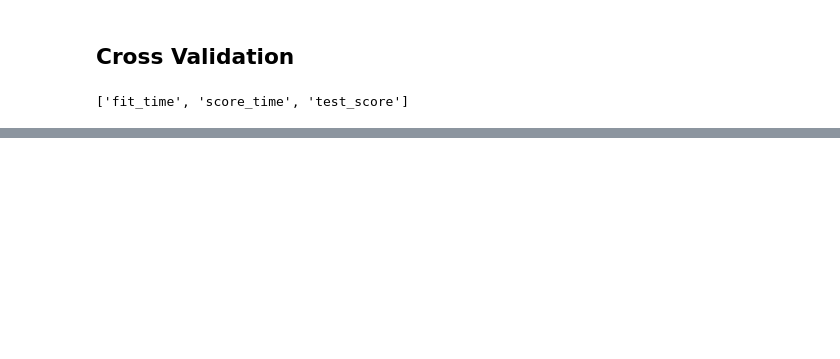
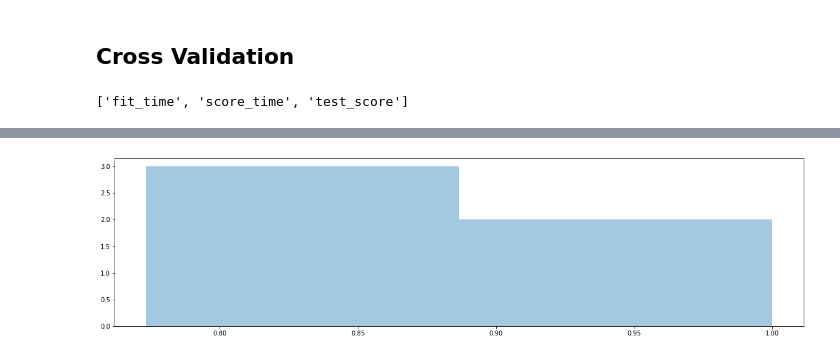
Before and after one commit to bahyhelmihp/web-crawler, a Jupyter notebook: api/datasets/Modelling.ipynb, the cells around one changed output, grey strips where cells are left out. Cells and saved outputs as stored; diff of their text form; code cells hidden in the pictures; blank space fills up the shorter version.

```diff
--- a/api/datasets/Modelling.ipynb
+++ b/api/datasets/Modelling.ipynb
@@ -76,7 +86,7 @@ plt.show()
 # %%
 clf = tree.DecisionTreeClassifier()
 # %%
-cv_results = cross_validate(clf, X, y, cv=5)
+cv_results = cross_validate(clf, X, y, scoring='roc_auc', cv=5)
 # %%
 sorted(cv_results.keys())
 # %% [output]
@@ -87,0 +98,6 @@ array([0.92647059, 0.88059701, 0.92537313, 0.91044776, 0.92537313])
+# %%
+plt.figure(figsize=(20,5))
+sns.distplot(cv_results['test_score'], kde=False)
+plt.show()
+# %% [output]
+[figure, added]
```
Also changed, not shown: parts of 14 cells of this notebook, 1 other file.
